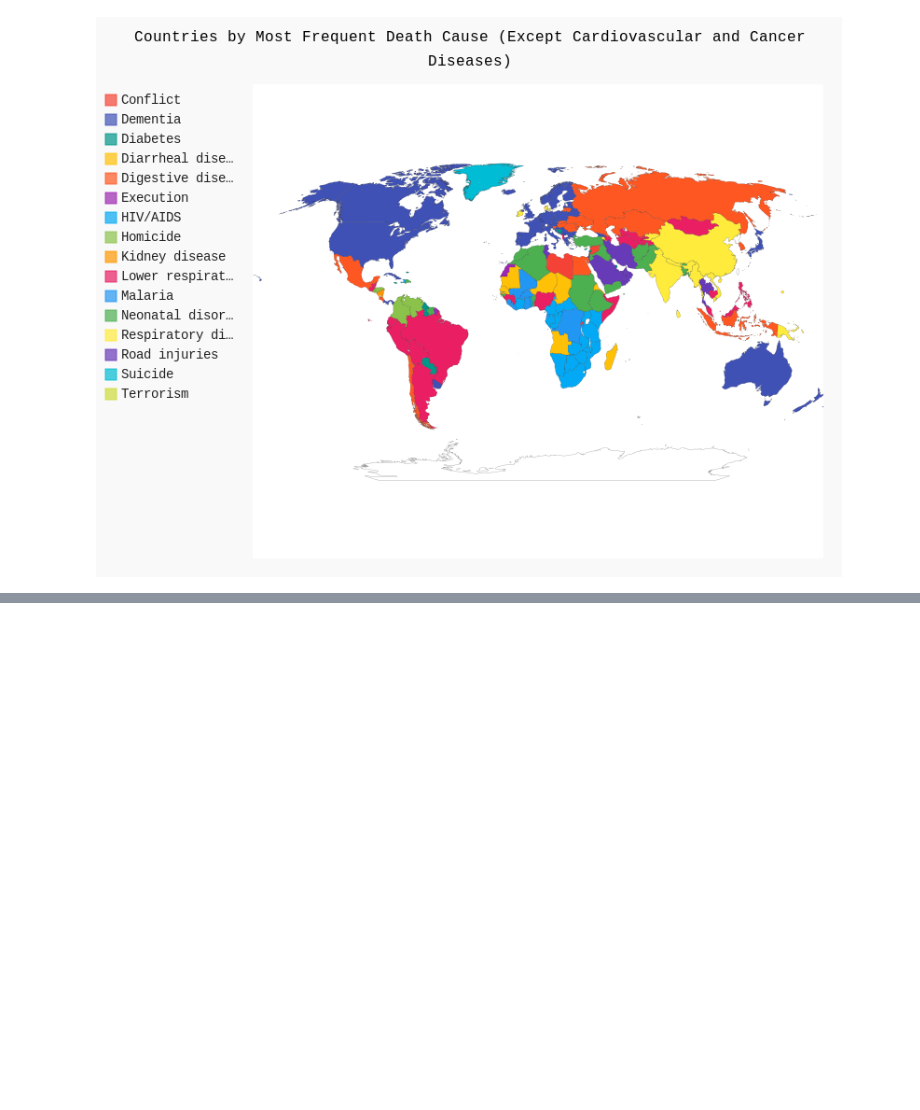
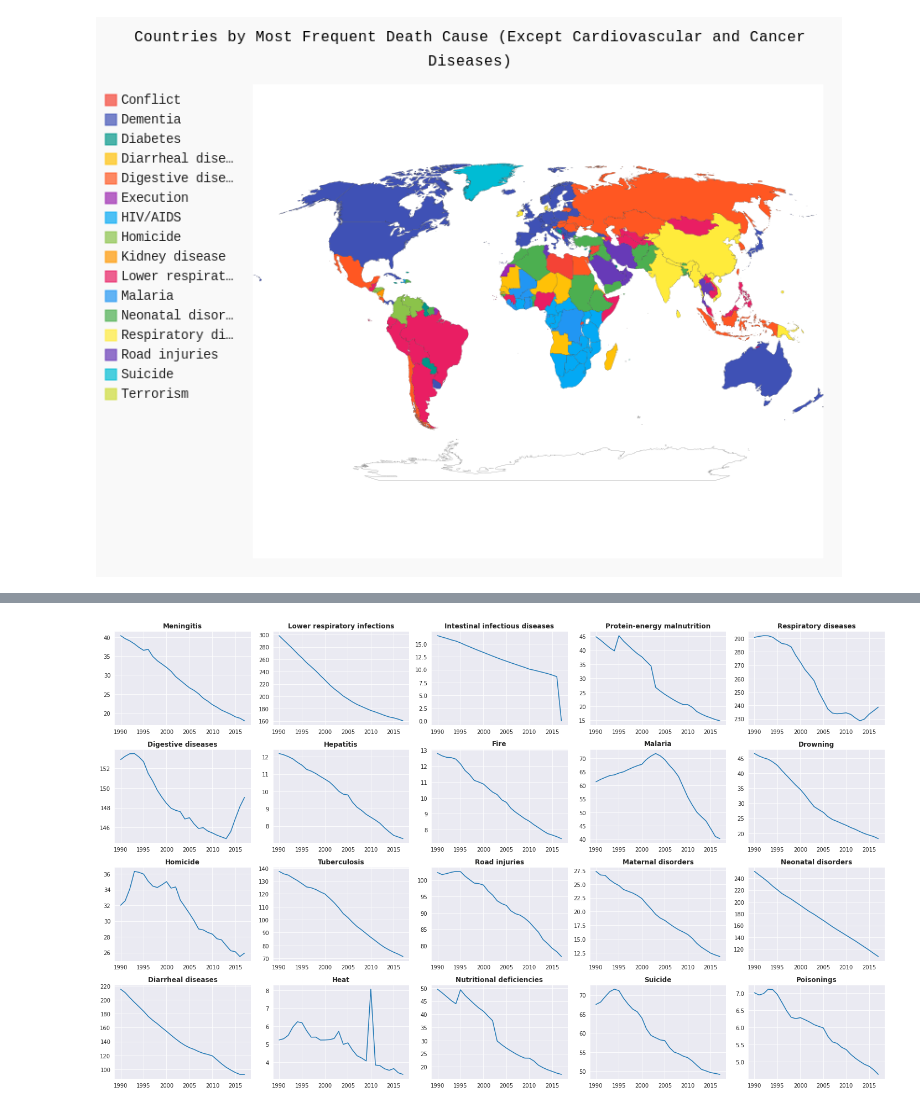
Before and after one commit to omerfarukeker/Causes-of-Death-Analysis, a Jupyter notebook: Causes_of_Death.ipynb, the cells around one changed output, grey strips where cells are left out. Saved outputs shown, nothing was run; the diff lists cells and outputs as text; code cells hidden in the pictures; blank space fills up the shorter version.

```diff
--- a/Causes_of_Death.ipynb
+++ b/Causes_of_Death.ipynb
@@ -309,7 +283,7 @@ It is obvious that Cardiovascular Disease dominate death toll all over the world
 * The countries where **road accidents** are one of the leading cause of death are in the Gulf region like Iran, Saudi Arabia, UAE. It could be related to their habit of car stunt driving.
 * Greenland is the only country where **suicide** is leading cause of death.
 # %%
-cause_by_country = df.groupby("Entity").sum().drop(["Year","total_death","Cardiovascular diseases","Cancers"],axis=1).idxmax(axis=1)
+cause_by_country = df.groupby("Code").sum().drop(["Year","total_death","Cardiovascular diseases","Cancers"],axis=1).idxmax(axis=1)
 cause_by_country = pd.DataFrame(list(zip(cause_by_country,cause_by_country.index)),columns=["Common Disease","Country"])
 cause_by_country = cause_by_country.groupby("Common Disease").agg(list)
 
@@ -317,13 +291,8 @@ worldmap_chart = World()
 worldmap_chart.title = 'Countries by Most Frequent Death Cause (Except Cardiovascular and Cancer Diseases)'
 
 for cause in cause_by_country.index:
-  COUNTRIES = cause_by_country.loc[cause].values[0]
-
-  # Map countries
-  country_codes = [country_mapping.get(country) for country in COUNTRIES]
-  country_codes = [i for i in list(filter(None,country_codes))]
-
-  worldmap_chart.add(cause, country_codes)
+  countries = [country_mapping.get(country) for country in cause_by_country.loc[cause].values[0]]
+  worldmap_chart.add(cause, countries)
 
 worldmap_chart.render()
 worldmap_chart
@@ -331,0 +309,19 @@ worldmap_chart
+# %%
+world_population.index = range(1990,2018)
+yearly_counts = df.groupby("Year").sum()
+yearly_counts = yearly_counts.apply(lambda x: 100000*x/world_population)
+
+plt.figure(figsize=(20,12))
+for i,cause in enumerate(yearly_counts[['Meningitis', 'Lower respiratory infections', 'Intestinal infectious diseases', 'Protein-energy malnutrition','Respiratory diseases',
+                                        'Digestive diseases', 'Hepatitis', 'Fire', 'Malaria', 'Drowning', 'Homicide', 'Tuberculosis', 'Road injuries', 'Maternal disorders',
+                                        'Neonatal disorders', 'Diarrheal diseases', 'Heat', 'Nutritional deficiencies', 'Suicide', 'Poisonings'
+                                        ]]):
+  plt.subplot(4,5,i+1)
+  sns.lineplot(x=yearly_counts.index,y=yearly_counts[cause])
+  plt.title(cause,fontweight="bold")
+  plt.ylabel("")
+  plt.xlabel("")
+
+plt.tight_layout()
+# %% [output]
+[figure, added]
```
Also changed, not shown: parts of 15 cells of this notebook.
